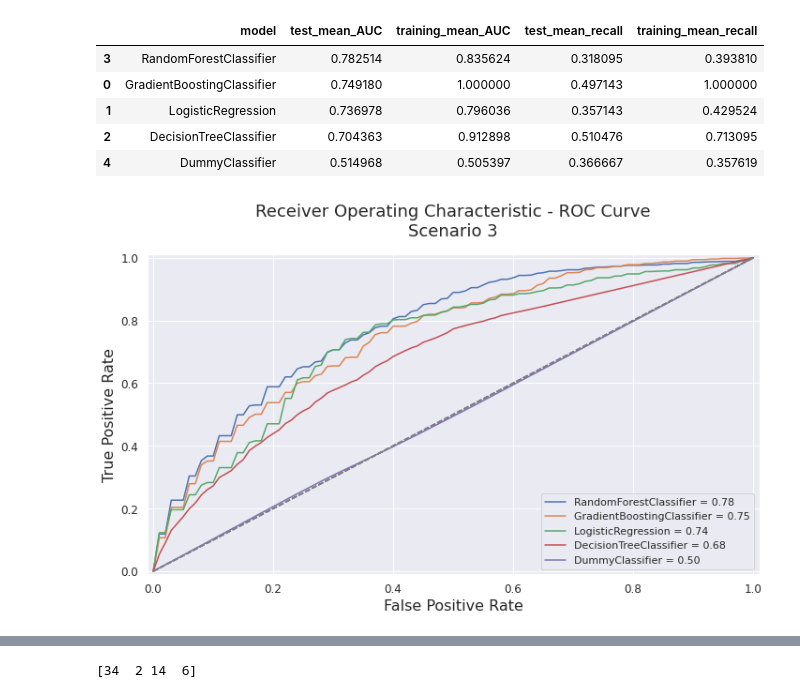
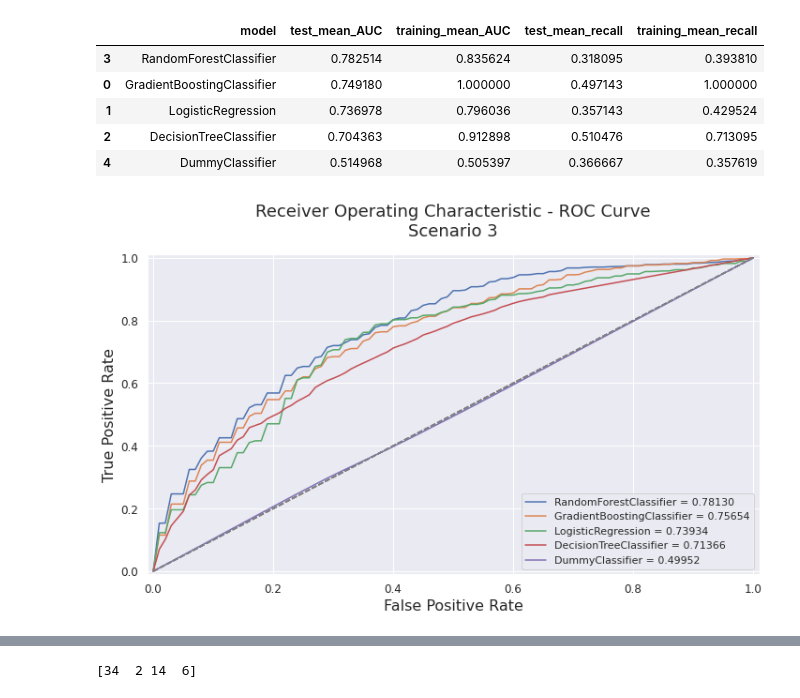
Before and after one commit to gabrielatrindade/alura-bootcamp, a Jupyter notebook: module6/project/Sirio-Libanes_kaggle_Final_Project.ipynb, the cells around one changed output, grey strips where cells are left out. Saved outputs shown, nothing was run; the diff lists cells and outputs as text; code cells hidden in the pictures.

Commit message:
module6: project:
Adding conclusion, final considerations, summary. Moving ML functions to the beginning.

```diff
--- a/module6/project/Sirio-Libanes_kaggle_Final_Project.ipynb
+++ b/module6/project/Sirio-Libanes_kaggle_Final_Project.ipynb
@@ -198,7 +239,7 @@ plt.style.use({'axes.labelsize': 16,
 # %% [markdown]
 # 2. Getting the data
 # %%
-data_url_zip = requests.get('https://github.com/gabrielatrindade/alura-bootcamp/blob/master/module5/patient.zip?raw=true')
+data_url_zip = requests.get('https://github.com/gabrielatrindade/alura-bootcamp/blob/master/module5/data/patient.zip?raw=true')
 
 zipfile = ZipFile(BytesIO(data_url_zip.content))
 file_name= zipfile.namelist()[0]
@@ -352,0 +597,6 @@ def X_features_with_high_correlation(data: pd.DataFrame, threshold: float) -> li
+# %%
+def plot_all_roc_curves(data: pd.DataFrame, cv, models: list, subtitle: str):
+
+        for model in models:
+
+            plot_roc_curve(model, data, cv, subtitle)
@@ -1563,6 +1666,0 @@ def return_best_models(best_params_all_models: pd.DataFrame):
-# %%
-def plot_all_roc_curves(data: pd.DataFrame, models: list, subtitle: str):
-
-        for model in models:
-
-            plot_roc_curve(model, data, subtitle)
@@ -1776,7 +1812,7 @@ plot_all_roc_curves(data=patients_features_scenario_2_2,
 # %%
 scenario_3_results = \
     run_all_models(model_and_grid=model_and_grid, data=patients_features_scenario_3,
-                   n_splits=n_splits, n_repeats=n_repeats, n_iter=n_iter)
+                   cv=cv, n_splits=n_splits, n_repeats=n_repeats, n_iter=n_iter)
 
 scenario_3_metrics_results, scenario_3_best_hyperparameters = \
     split_results_dataframe_metrics_hyperparms(scenario_3_results)
@@ -1792,9 +1828,10 @@ scenario_3_metrics_results
 # %%
 scenario_3_best_models = return_best_models(scenario_3_best_hyperparameters)
 
 plot_all_roc_curves(data=patients_features_scenario_3,
                     models=scenario_3_best_models,
+                    cv=cv,
                     subtitle='Scenario 3')
 # %% [output]
-[figure, old version]
+[figure, new version]
 # %% [markdown]
```
Also changed, not shown: parts of 47 cells of this notebook.
